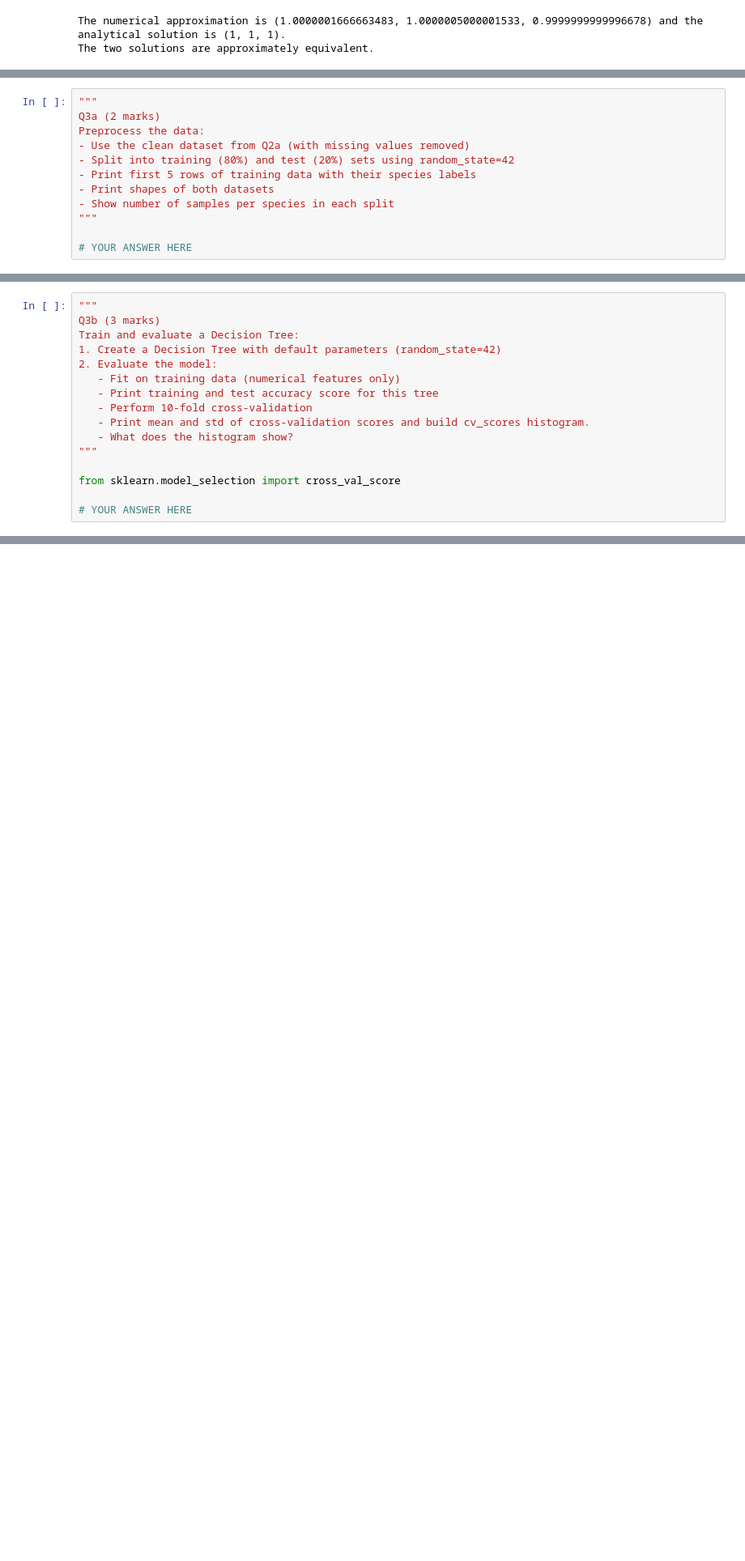
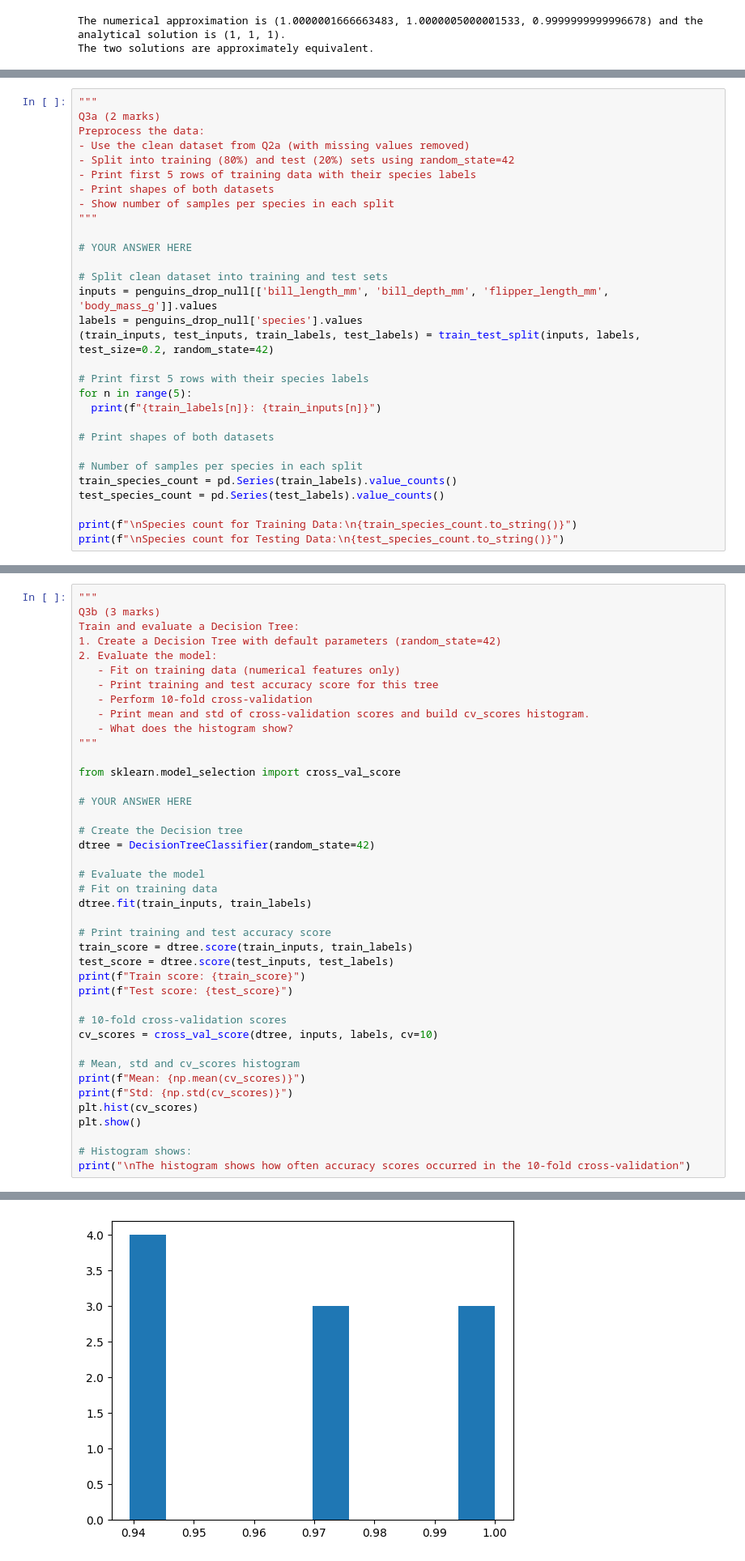
Before and after one commit to cadetheriault/cadetheriault, a Jupyter notebook: W2025/Assignments/A1/SYSC4415_W25_A1.ipynb, the cells around one changed output, grey strips where cells are left out. Shown at 81% size. Cells and saved outputs as stored; diff of their text form; blank space fills up the shorter version.

```diff
--- a/W2025/Assignments/A1/SYSC4415_W25_A1.ipynb
+++ b/W2025/Assignments/A1/SYSC4415_W25_A1.ipynb
@@ -259,3 +293,21 @@ Preprocess the data:
 """
 
 # YOUR ANSWER HERE
+
+# Split clean dataset into training and test sets
+inputs = penguins_drop_null[['bill_length_mm', 'bill_depth_mm', 'flipper_length_mm', 'body_mass_g']].values
+labels = penguins_drop_null['species'].values
+(train_inputs, test_inputs, train_labels, test_labels) = train_test_split(inputs, labels, test_size=0.2, random_state=42)
+
+# Print first 5 rows with their species labels
+for n in range(5):
+  print(f"{train_labels[n]}: {train_inputs[n]}")
+
+# Print shapes of both datasets
+
+# Number of samples per species in each split
+train_species_count = pd.Series(train_labels).value_counts()
+test_species_count = pd.Series(test_labels).value_counts()
+
+print(f"\nSpecies count for Training Data:\n{train_species_count.to_string()}")
+print(f"\nSpecies count for Testing Data:\n{test_species_count.to_string()}")
@@ -275,3 +343,29 @@ Train and evaluate a Decision Tree:
 from sklearn.model_selection import cross_val_score
 
 # YOUR ANSWER HERE
+
+# Create the Decision tree
+dtree = DecisionTreeClassifier(random_state=42)
+
+# Evaluate the model
+# Fit on training data
+dtree.fit(train_inputs, train_labels)
+
+# Print training and test accuracy score
+train_score = dtree.score(train_inputs, train_labels)
+test_score = dtree.score(test_inputs, test_labels)
+print(f"Train score: {train_score}")
+print(f"Test score: {test_score}")
+
+# 10-fold cross-validation scores
+cv_scores = cross_val_score(dtree, inputs, labels, cv=10)
+
+# Mean, std and cv_scores histogram
+print(f"Mean: {np.mean(cv_scores)}")
+print(f"Std: {np.std(cv_scores)}")
+plt.hist(cv_scores)
+plt.show()
+
+# Histogram shows:
+print("\nThe histogram shows how often accuracy scores occurred in the 10-fold cross-validation")
+# %% [output]
@@ -277,0 +376 @@ from sklearn.model_selection import cross_val_score
+[figure, added]
```
Also changed, not shown: parts of 9 cells of this notebook.
